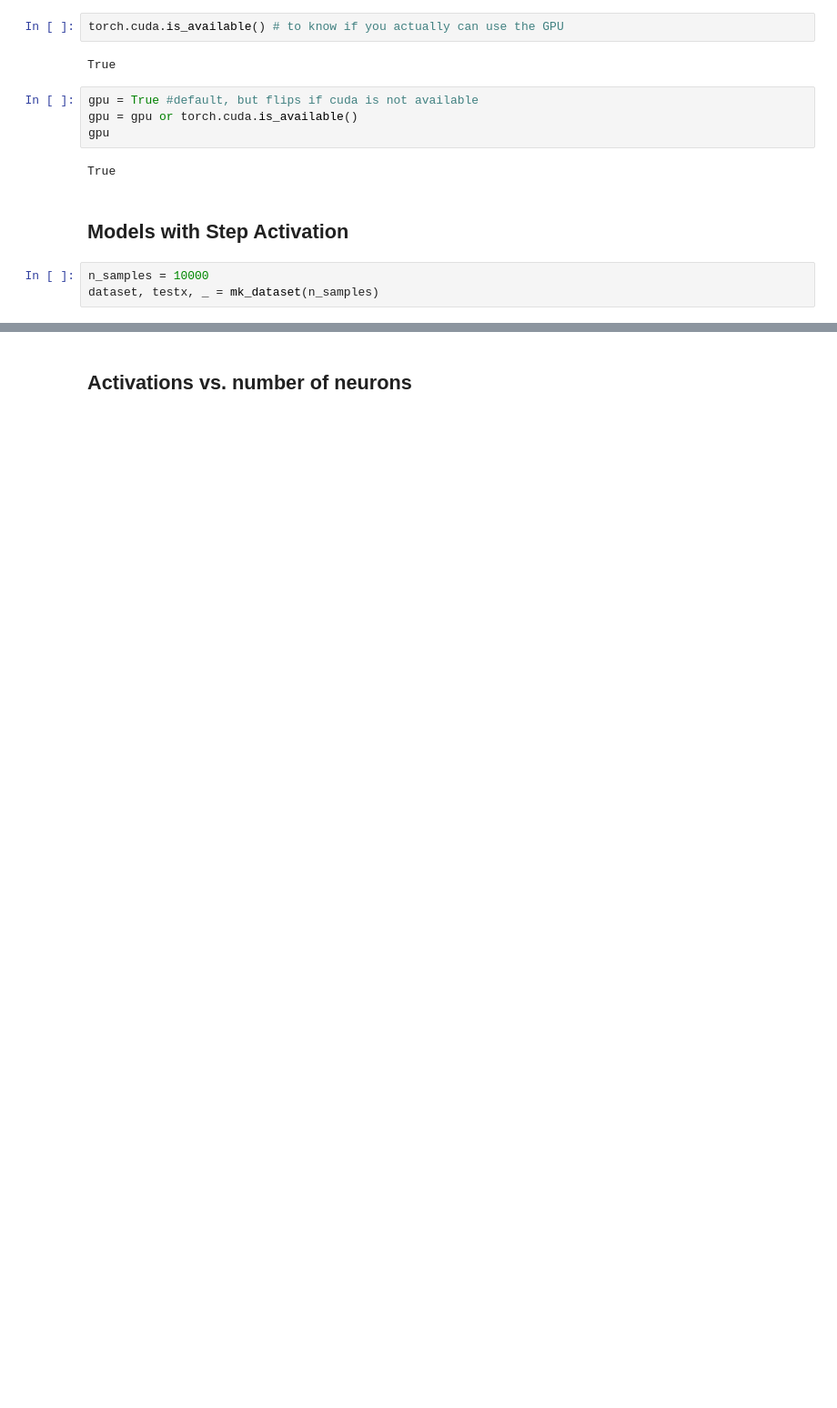
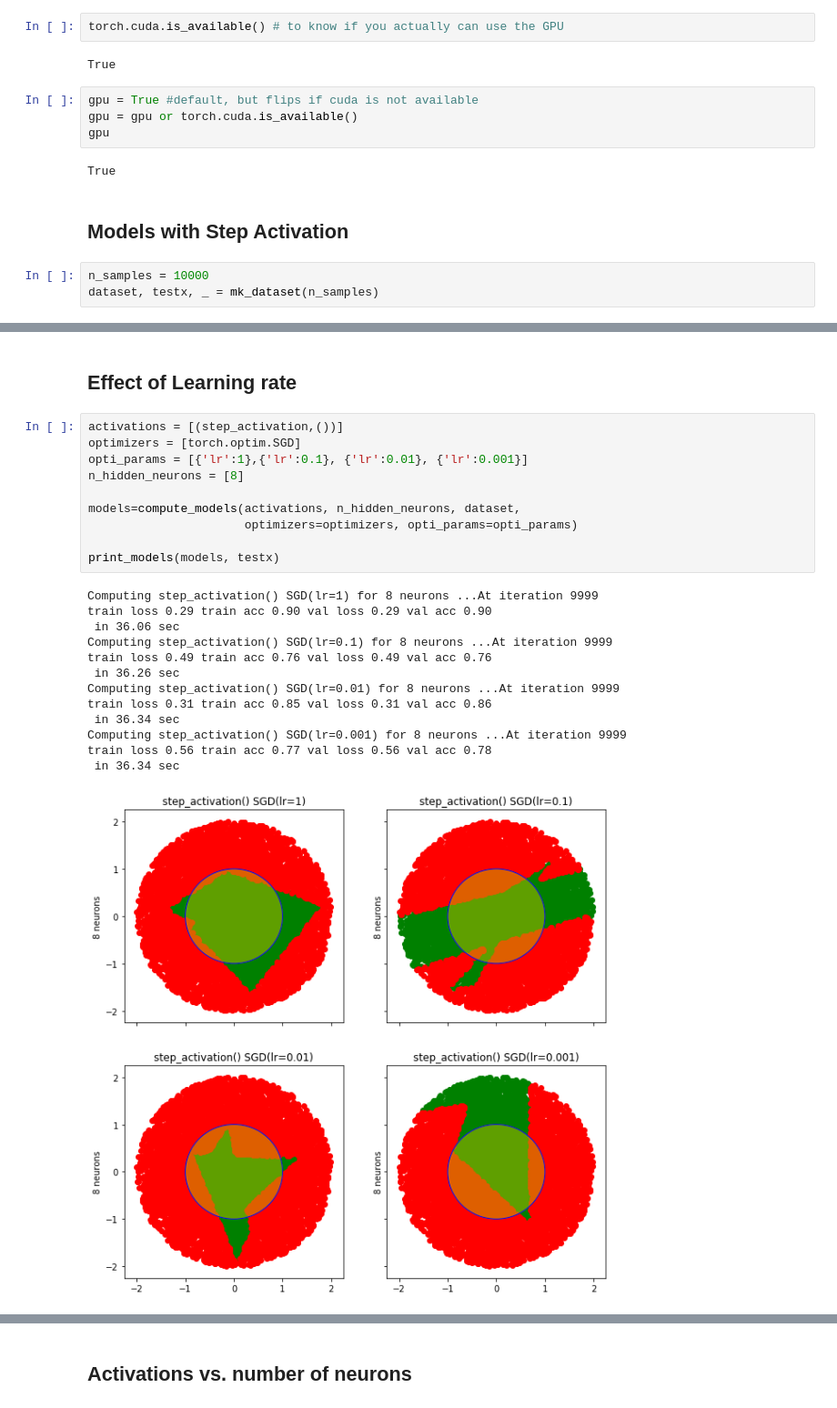
Before and after one commit to datamove/dl-notebooks, a Jupyter notebook: PyTorch-activations-demo.ipynb, the cells around one changed output, grey strips where cells are left out. Shown at 91% size. Drawn from its saved outputs; the diff is of its cells as text; blank space fills up the shorter version.

```diff
--- a/PyTorch-activations-demo.ipynb
+++ b/PyTorch-activations-demo.ipynb
@@ -247,0 +290,26 @@ dataset, testx, _ = mk_dataset(n_samples)
+# %% [markdown]
+## Effect of Learning rate
+# %%
+activations = [(step_activation,())]
+optimizers = [torch.optim.SGD]
+opti_params = [{'lr':1},{'lr':0.1}, {'lr':0.01}, {'lr':0.001}]
+n_hidden_neurons = [8]
+
+models=compute_models(activations, n_hidden_neurons, dataset,
+                      optimizers=optimizers, opti_params=opti_params)
+
+print_models(models, testx)
+# %% [output]
+Computing step_activation() SGD(lr=1) for 8 neurons ...At iteration 9999
+train loss 0.29 train acc 0.90 val loss 0.29 val acc 0.90
+ in 36.06 sec
+Computing step_activation() SGD(lr=0.1) for 8 neurons ...At iteration 9999
+train loss 0.49 train acc 0.76 val loss 0.49 val acc 0.76
+ in 36.26 sec
+Computing step_activation() SGD(lr=0.01) for 8 neurons ...At iteration 9999
+train loss 0.31 train acc 0.85 val loss 0.31 val acc 0.86
+ in 36.34 sec
+Computing step_activation() SGD(lr=0.001) for 8 neurons ...At iteration 9999
+train loss 0.56 train acc 0.77 val loss 0.56 val acc 0.78
+ in 36.34 sec
+[figure, added]
```
Also changed, not shown: parts of 10 cells of this notebook.
